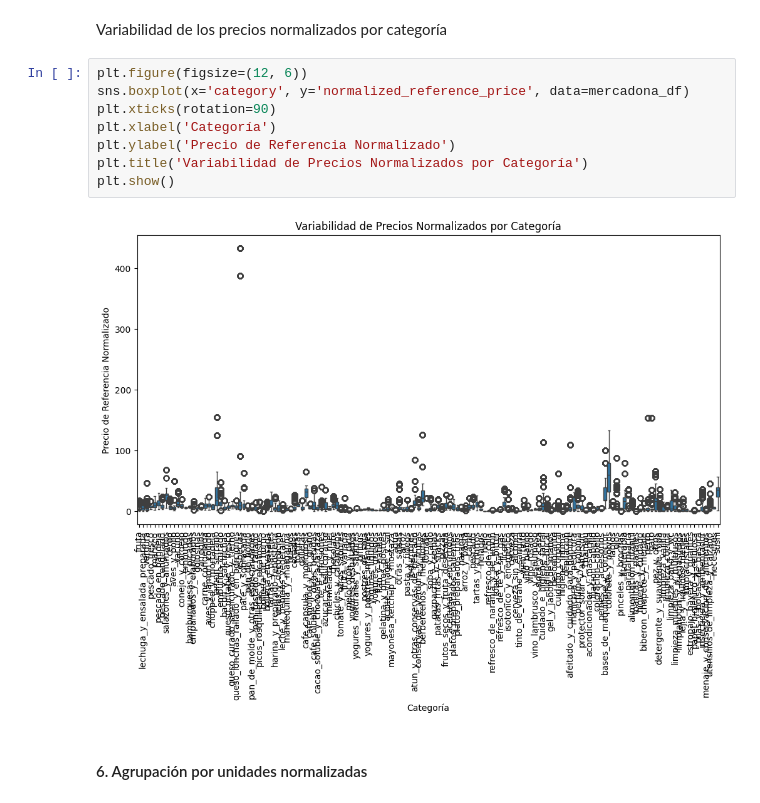
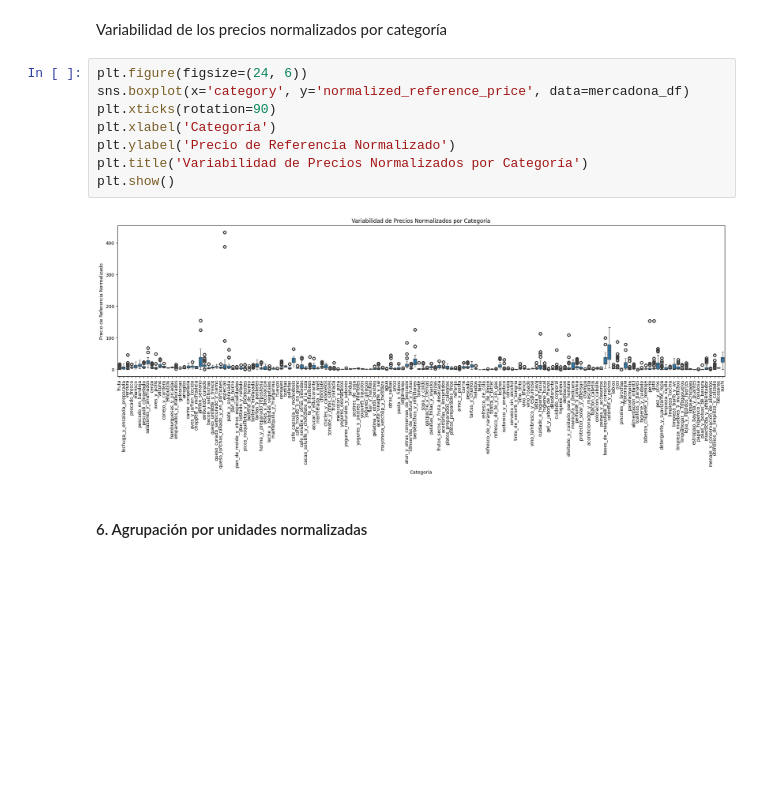
Before and after one commit to JaimeRevilla/MachLearnChicagoCrimes, a Jupyter notebook: eda_kike.ipynb, the cells around one changed output. Saved outputs shown, nothing was run; the diff lists cells and outputs as text; blank space fills up the shorter version.

```diff
--- a/eda_kike.ipynb
+++ b/eda_kike.ipynb
@@ -137,15 +137,15 @@ assert mercadona_df['PIBFecha'].dtype == 'float64', "La columna 'PIBFecha' deber
 # %% [markdown]
 Variabilidad de los precios normalizados por categoría
 # %%
-plt.figure(figsize=(12, 6))
+plt.figure(figsize=(24, 6))
 sns.boxplot(x='category', y='normalized_reference_price', data=mercadona_df)
 plt.xticks(rotation=90)
 plt.xlabel('Categoría')
 plt.ylabel('Precio de Referencia Normalizado')
 plt.title('Variabilidad de Precios Normalizados por Categoría')
 plt.show()
 # %% [output]
-[figure, old version]
+[figure, new version]
 # %% [markdown]
 #### 6. Agrupación por unidades normalizadas
 # %%
```
Also changed, not shown: 1 other file.
